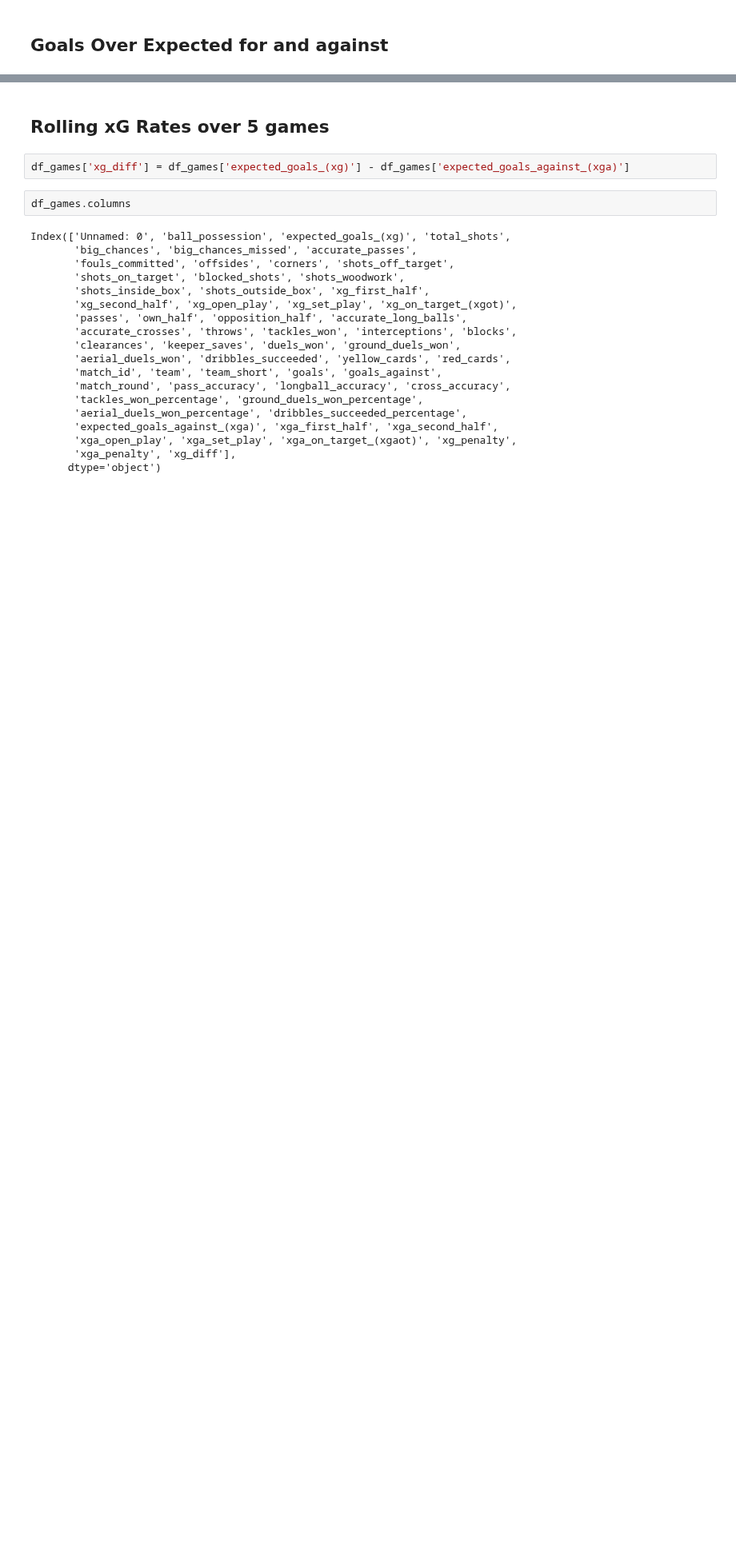
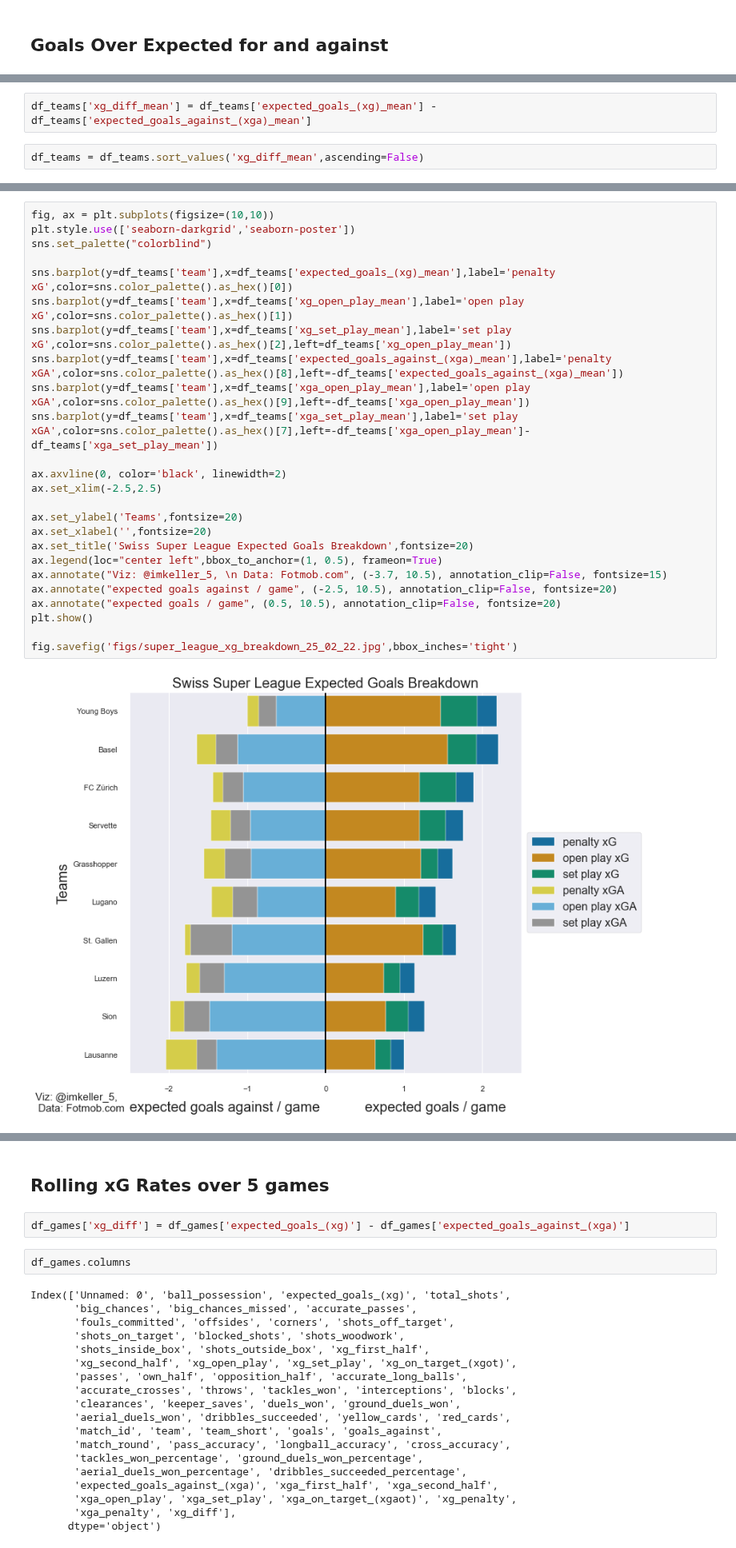
Before and after one commit to TK5-Tim/ds-projects, a Jupyter notebook: rsl/rsl-team-strengths.ipynb, the cells around one changed output, grey strips where cells are left out. Shown at 80% size. Drawn from its saved outputs; the diff is of its cells as text; blank space fills up the shorter version.

```diff
--- a/rsl/rsl-team-strengths.ipynb
+++ b/rsl/rsl-team-strengths.ipynb
@@ -162,0 +113,4 @@ fig.savefig('figs/super_league_goals_over_expected_23_02_22.jpg')
+# %%
+df_teams['xg_diff_mean'] = df_teams['expected_goals_(xg)_mean'] - df_teams['expected_goals_against_(xga)_mean']
+# %%
+df_teams = df_teams.sort_values('xg_diff_mean',ascending=False)
@@ -162,0 +131,27 @@ fig.savefig('figs/super_league_goals_over_expected_23_02_22.jpg')
+# %%
+fig, ax = plt.subplots(figsize=(10,10))
+plt.style.use(['seaborn-darkgrid','seaborn-poster'])
+sns.set_palette("colorblind")
+
+sns.barplot(y=df_teams['team'],x=df_teams['expected_goals_(xg)_mean'],label='penalty xG',color=sns.color_palette().as_hex()[0])
+sns.barplot(y=df_teams['team'],x=df_teams['xg_open_play_mean'],label='open play xG',color=sns.color_palette().as_hex()[1])
+sns.barplot(y=df_teams['team'],x=df_teams['xg_set_play_mean'],label='set play xG',color=sns.color_palette().as_hex()[2],left=df_teams['xg_open_play_mean'])
+sns.barplot(y=df_teams['team'],x=df_teams['expected_goals_against_(xga)_mean'],label='penalty xGA',color=sns.color_palette().as_hex()[8],left=-df_teams['expected_goals_against_(xga)_mean'])
+sns.barplot(y=df_teams['team'],x=df_teams['xga_open_play_mean'],label='open play xGA',color=sns.color_palette().as_hex()[9],left=-df_teams['xga_open_play_mean'])
+sns.barplot(y=df_teams['team'],x=df_teams['xga_set_play_mean'],label='set play xGA',color=sns.color_palette().as_hex()[7],left=-df_teams['xga_open_play_mean']-df_teams['xga_set_play_mean'])
+
+ax.axvline(0, color='black', linewidth=2)
+ax.set_xlim(-2.5,2.5)
+
+ax.set_ylabel('Teams',fontsize=20)
+ax.set_xlabel('',fontsize=20)
+ax.set_title('Swiss Super League Expected Goals Breakdown',fontsize=20)
+ax.legend(loc="center left",bbox_to_anchor=(1, 0.5), frameon=True)
+ax.annotate("Viz: @imkeller_5, \n Data: Fotmob.com", (-3.7, 10.5), annotation_clip=False, fontsize=15)
+ax.annotate("expected goals against / game", (-2.5, 10.5), annotation_clip=False, fontsize=20)
+ax.annotate("expected goals / game", (0.5, 10.5), annotation_clip=False, fontsize=20)
+plt.show()
+
+fig.savefig('figs/super_league_xg_breakdown_25_02_22.jpg',bbox_inches='tight')
+# %% [output]
+[figure, added]
```
Also changed, not shown: parts of 20 cells of this notebook, 10 other files.
